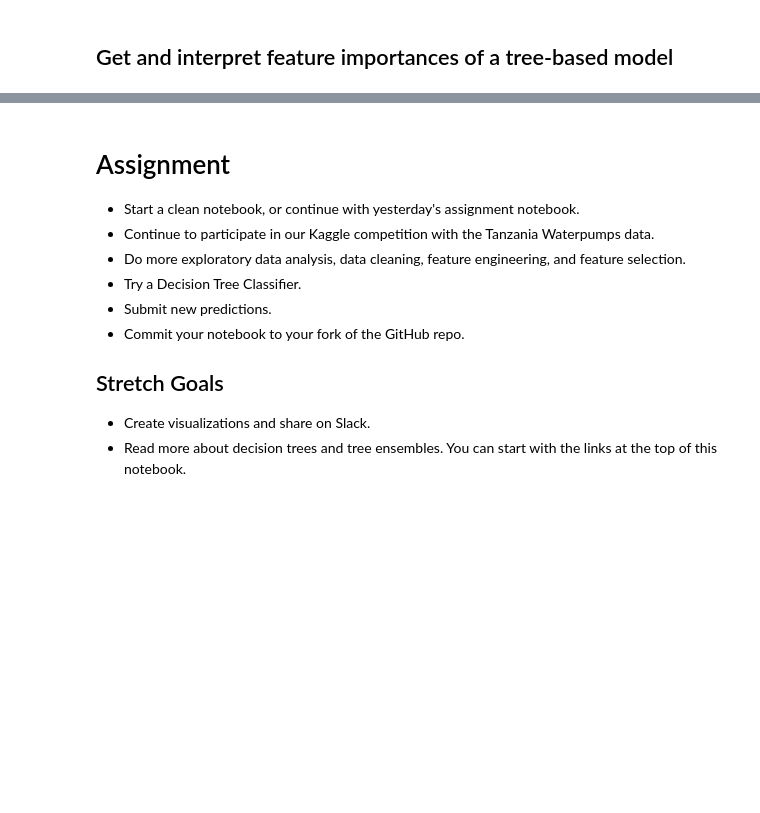
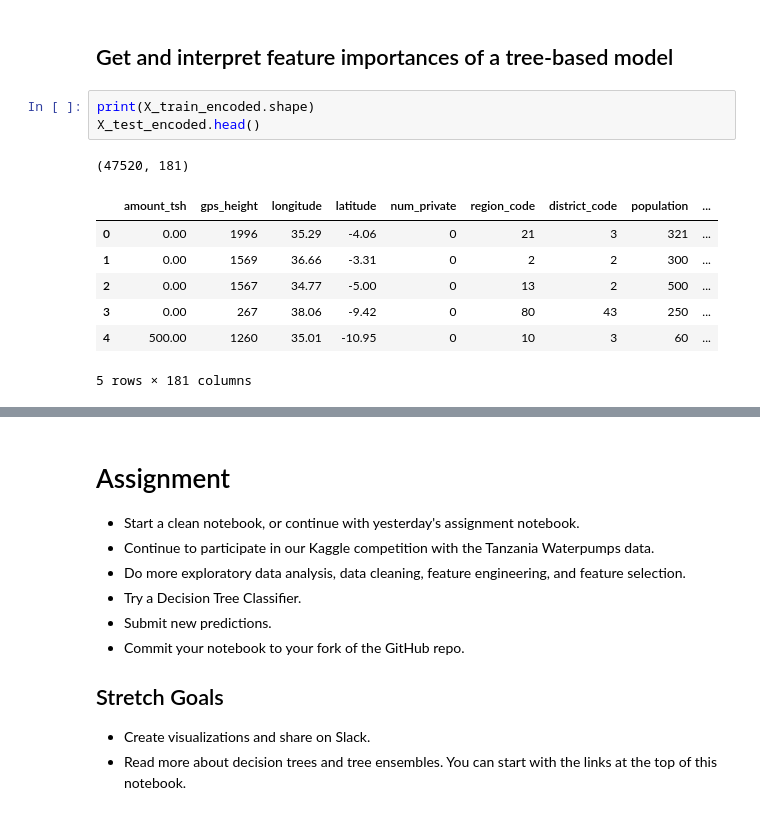
Before and after one commit to LambdaSchool/DS-Unit-2-Classification-1, a Jupyter notebook: module2-decision-trees/decision_trees.ipynb, the cells around one changed output, grey strips where cells are left out. Cells and saved outputs as stored; diff of their text form; blank space fills up the shorter version.

```diff
--- a/module2-decision-trees/decision_trees.ipynb
+++ b/module2-decision-trees/decision_trees.ipynb
@@ -488,2 +492,14 @@ viztree(tree, feature_names=house_X.columns)
 # %% [markdown]
 ## Get and interpret feature importances of a tree-based model
+# %%
+print(X_train_encoded.shape)
+X_test_encoded.head()
+# %% [output]
+(47520, 181)
+|  | amount_tsh | gps_height | longitude | latitude | num_private | region_code | district_code | population | ... |
+| 0 | 0.00 | 1996 | 35.29 | -4.06 | 0 | 21 | 3 | 321 | ... |
+| 1 | 0.00 | 1569 | 36.66 | -3.31 | 0 | 2 | 2 | 300 | ... |
+| 2 | 0.00 | 1567 | 34.77 | -5.00 | 0 | 13 | 2 | 500 | ... |
+| 3 | 0.00 | 267 | 38.06 | -9.42 | 0 | 80 | 43 | 250 | ... |
+| 4 | 500.00 | 1260 | 35.01 | -10.95 | 0 | 10 | 3 | 60 | ... |
+5 rows × 181 columns
```
Also changed, not shown: parts of 4 cells of this notebook, 5 other files.
